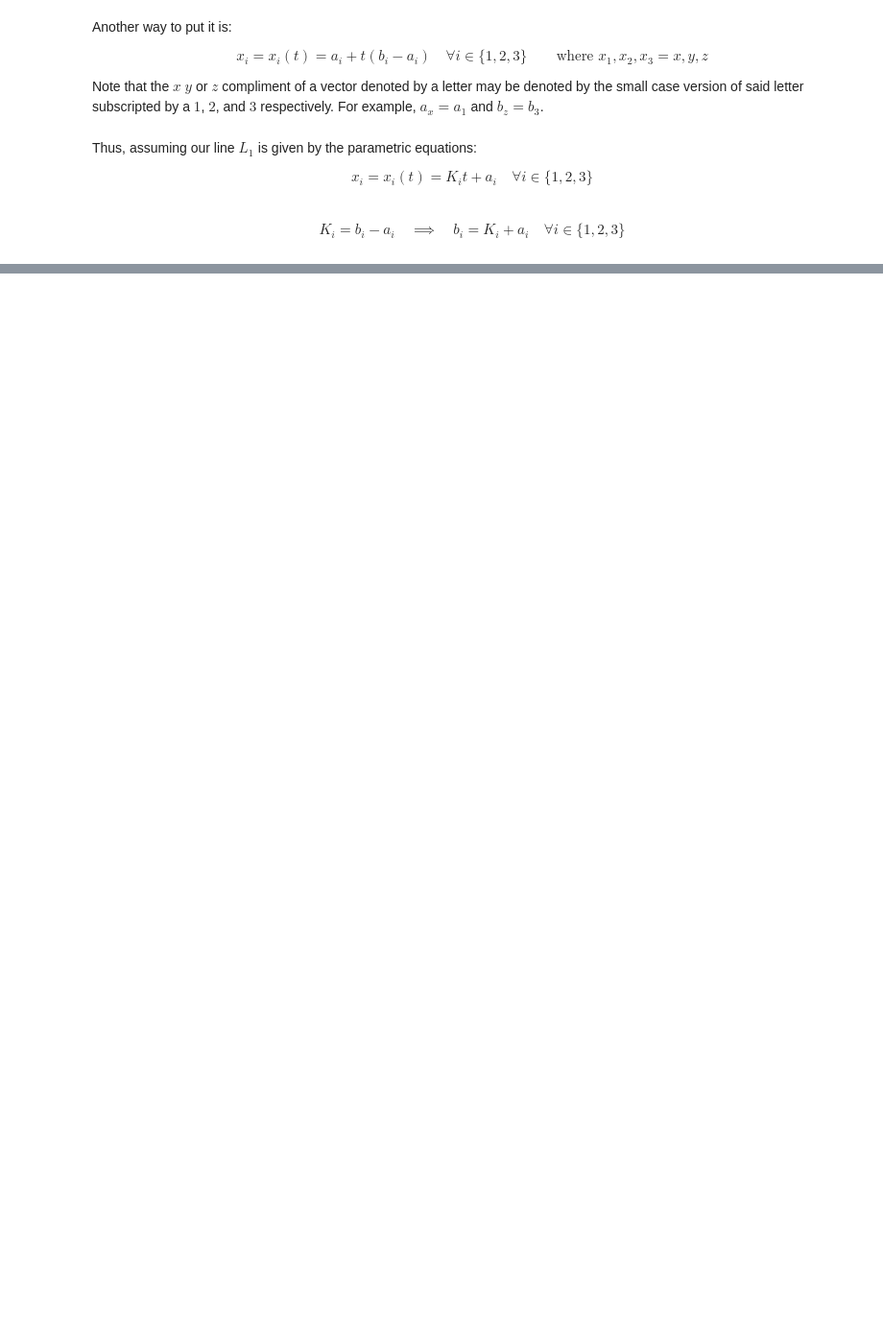
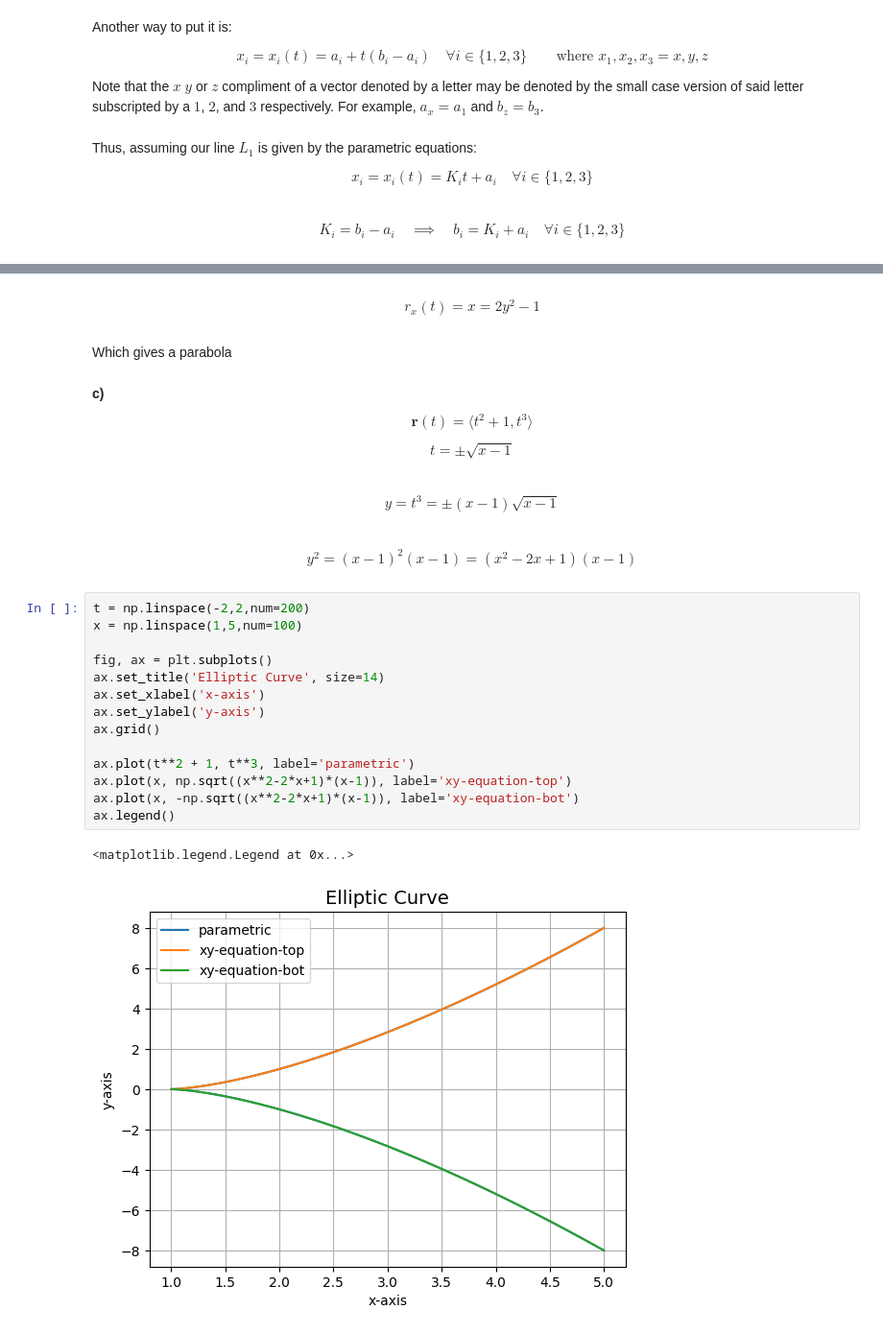
Before and after one commit to jordandll/MultivariableCalculus, a Jupyter notebook: VectorsAndMatrices/PartC/PSet/pset3.ipynb, the cells around one changed output, grey strips where cells are left out. Shown at 96% size. Cells and saved outputs as stored; diff of their text form; blank space fills up the shorter version.

```diff
--- a/VectorsAndMatrices/PartC/PSet/pset3.ipynb
+++ b/VectorsAndMatrices/PartC/PSet/pset3.ipynb
@@ -48,0 +273,29 @@ $$ K_i = b_i-a_i \quad\implies\quad b_i = K_i + a_i \quad\forall i\in\{1,2,3\}$$
+# %% [markdown]
+$$ r_x(t) = x = 2y^2 - 1$$
+# %% [markdown]
+Which gives a parabola
+# %% [markdown]
+**c)**  $$ \mathbf{r}(t) = \langle t^2+1, t^3\rangle$$
+
+$$ t = \pm\sqrt{x-1}$$
+# %% [markdown]
+$$ y = t^3 = \pm(x-1)\sqrt{x-1}$$
+# %% [markdown]
+$$ y^2 = (x-1)^2(x-1) = (x^2 - 2x + 1)(x-1)$$
+# %%
+t = np.linspace(-2,2,num=200)
+x = np.linspace(1,5,num=100)
+
+fig, ax = plt.subplots()
+ax.set_title('Elliptic Curve', size=14)
+ax.set_xlabel('x-axis')
+ax.set_ylabel('y-axis')
+ax.grid()
+
+ax.plot(t**2 + 1, t**3, label='parametric')
+ax.plot(x, np.sqrt((x**2-2*x+1)*(x-1)), label='xy-equation-top')
+ax.plot(x, -np.sqrt((x**2-2*x+1)*(x-1)), label='xy-equation-bot')
+ax.legend()
+# %% [output]
+<matplotlib.legend.Legend at 0x...>
+[figure, added]
```
Also changed, not shown: parts of 161 cells of this notebook, 2 other files.
